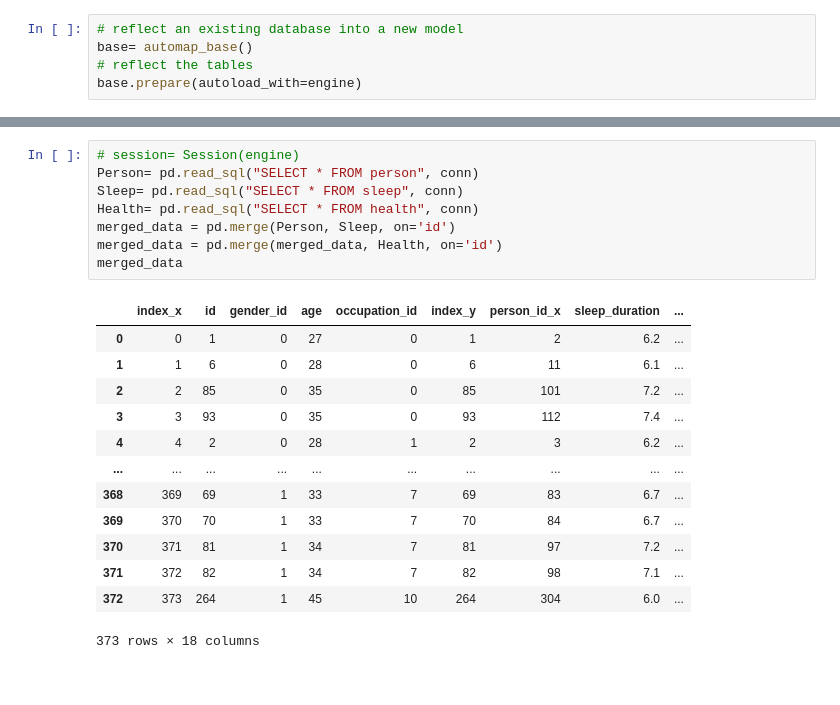
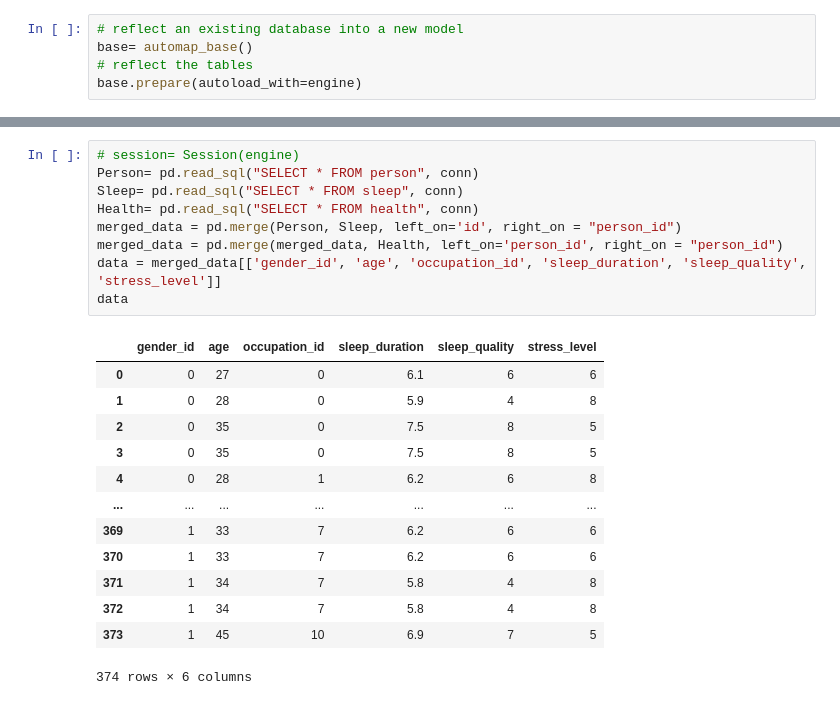
Before and after one commit to reederickson/Project_3, a Jupyter notebook: reed.ipynb, the cells around one changed output, grey strips where cells are left out. Saved outputs shown, nothing was run; the diff lists cells and outputs as text.

```diff
--- a/reed.ipynb
+++ b/reed.ipynb
@@ -156,22 +32,23 @@ stress = Health.stress_level
 # %%
 # session= Session(engine)
 Person= pd.read_sql("SELECT * FROM person", conn)
 Sleep= pd.read_sql("SELECT * FROM sleep", conn)
 Health= pd.read_sql("SELECT * FROM health", conn)
-merged_data = pd.merge(Person, Sleep, on='id')
-merged_data = pd.merge(merged_data, Health, on='id')
-merged_data
+merged_data = pd.merge(Person, Sleep, left_on='id', right_on = "person_id")
+merged_data = pd.merge(merged_data, Health, left_on='person_id', right_on = "person_id")
+data = merged_data[['gender_id', 'age', 'occupation_id', 'sleep_duration', 'sleep_quality', 'stress_level']]
+data
 # %% [output]
-|  | index_x | id | gender_id | age | occupation_id | index_y | person_id_x | sleep_duration | ... |
-| 0 | 0 | 1 | 0 | 27 | 0 | 1 | 2 | 6.2 | ... |
-| 1 | 1 | 6 | 0 | 28 | 0 | 6 | 11 | 6.1 | ... |
-| 2 | 2 | 85 | 0 | 35 | 0 | 85 | 101 | 7.2 | ... |
-| 3 | 3 | 93 | 0 | 35 | 0 | 93 | 112 | 7.4 | ... |
-| 4 | 4 | 2 | 0 | 28 | 1 | 2 | 3 | 6.2 | ... |
-| ... | ... | ... | ... | ... | ... | ... | ... | ... | ... |
-| 368 | 369 | 69 | 1 | 33 | 7 | 69 | 83 | 6.7 | ... |
-| 369 | 370 | 70 | 1 | 33 | 7 | 70 | 84 | 6.7 | ... |
-| 370 | 371 | 81 | 1 | 34 | 7 | 81 | 97 | 7.2 | ... |
-| 371 | 372 | 82 | 1 | 34 | 7 | 82 | 98 | 7.1 | ... |
-| 372 | 373 | 264 | 1 | 45 | 10 | 264 | 304 | 6.0 | ... |
+|  | gender_id | age | occupation_id | sleep_duration | sleep_quality | stress_level |
+| 0 | 0 | 27 | 0 | 6.1 | 6 | 6 |
+| 1 | 0 | 28 | 0 | 5.9 | 4 | 8 |
+| 2 | 0 | 35 | 0 | 7.5 | 8 | 5 |
+| 3 | 0 | 35 | 0 | 7.5 | 8 | 5 |
+| 4 | 0 | 28 | 1 | 6.2 | 6 | 8 |
+| ... | ... | ... | ... | ... | ... | ... |
+| 369 | 1 | 33 | 7 | 6.2 | 6 | 6 |
+| 370 | 1 | 33 | 7 | 6.2 | 6 | 6 |
+| 371 | 1 | 34 | 7 | 5.8 | 4 | 8 |
+| 372 | 1 | 34 | 7 | 5.8 | 4 | 8 |
+| 373 | 1 | 45 | 10 | 6.9 | 7 | 5 |
-373 rows × 18 columns
+374 rows × 6 columns
```
Also changed, not shown: parts of 20 cells of this notebook, 1 other file.
